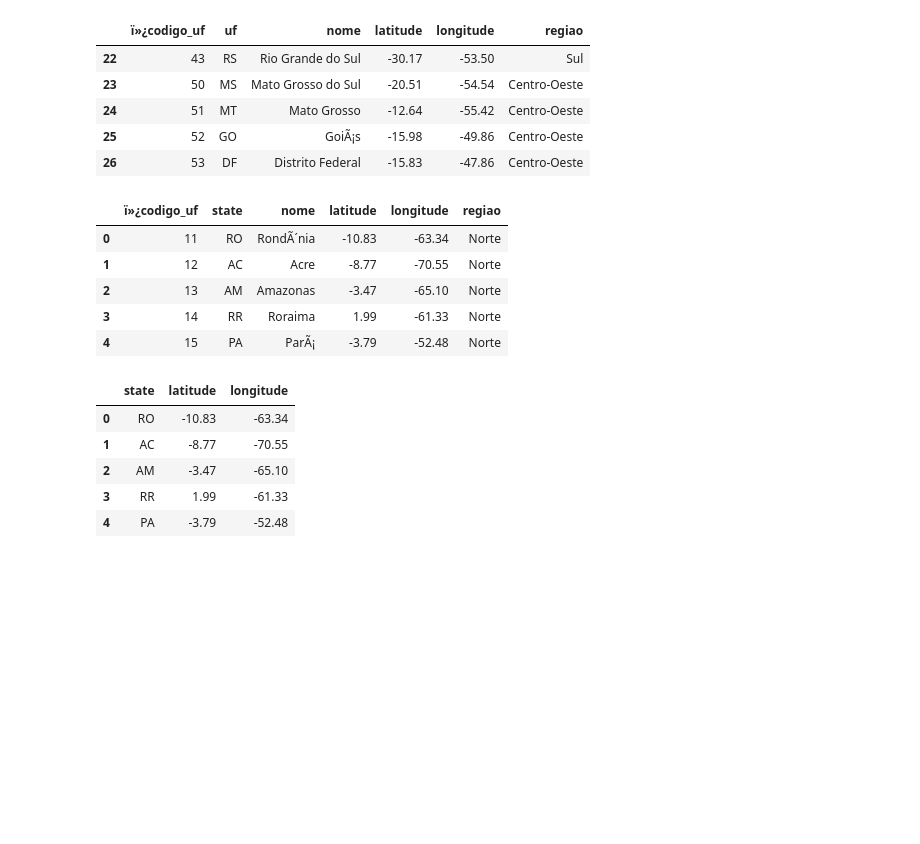
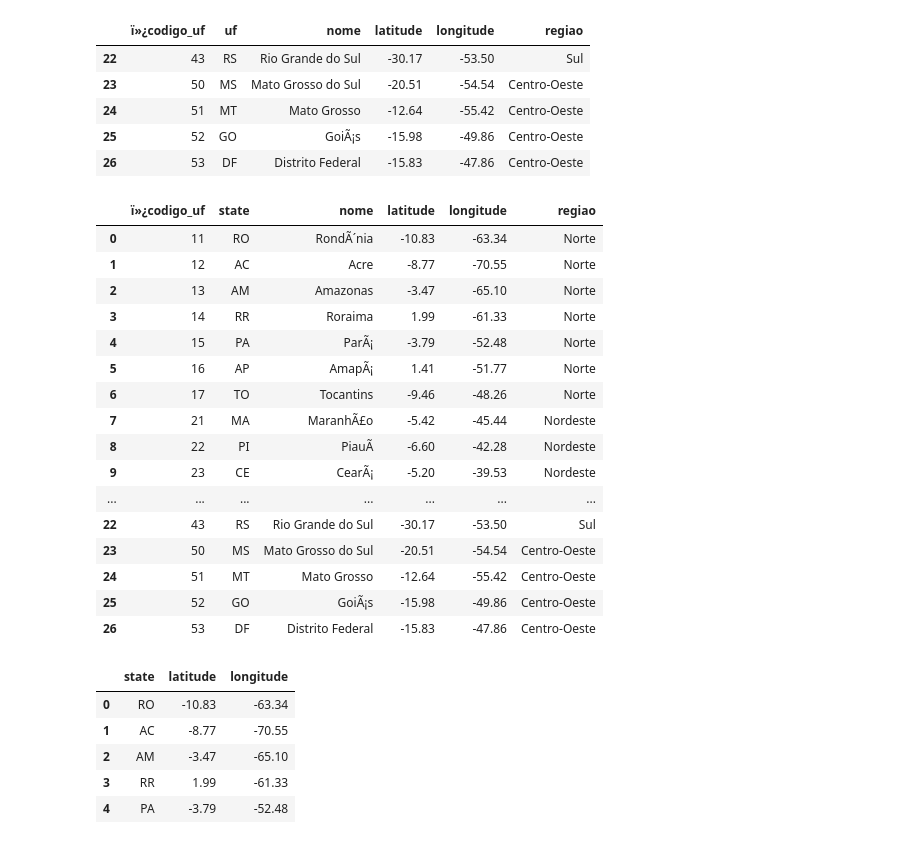
Before and after one commit to leojkn/Projeto_DNC, a Jupyter notebook: wind_Trabalho_oficial_Machine_learning.ipynb, the cells around one changed output. Cells and saved outputs as stored; diff of their text form; code cells hidden in the pictures; blank space fills up the shorter version.

```diff
--- a/wind_Trabalho_oficial_Machine_learning.ipynb
+++ b/wind_Trabalho_oficial_Machine_learning.ipynb
@@ -250,7 +253,7 @@ DF latitude e longetude aqui:
 https://github.com/kelvins/municipios-brasileiros
 # %%
 caminho_do_arquivo_estado = '/content/drive/My Drive/estados.csv'
-df_estado = pd.read_csv(caminho_do_arquivo_estado, encoding='ISO-8859-1')
+df_estado = pd.read_csv(caminho_do_arquivo_estado, encoding='ISO-8859-1',float_precision='round_trip',decimal='.')
 df_estado.tail()
 # %% [output]
 |  | ï»¿codigo_uf | uf | nome | latitude | longitude | regiao |
@@ -261,14 +264,25 @@ df_estado.tail()
 | 26 | 53 | DF | Distrito Federal | -15.83 | -47.86 | Centro-Oeste |
 # %%
 df_estado = df_estado.rename(columns={"uf": "state"})
-df_estado.head()
+df_estado.head(50)
 # %% [output]
 |  | ï»¿codigo_uf | state | nome | latitude | longitude | regiao |
 | 0 | 11 | RO | RondÃ´nia | -10.83 | -63.34 | Norte |
 | 1 | 12 | AC | Acre | -8.77 | -70.55 | Norte |
 | 2 | 13 | AM | Amazonas | -3.47 | -65.10 | Norte |
 | 3 | 14 | RR | Roraima | 1.99 | -61.33 | Norte |
 | 4 | 15 | PA | ParÃ¡ | -3.79 | -52.48 | Norte |
+| 5 | 16 | AP | AmapÃ¡ | 1.41 | -51.77 | Norte |
+| 6 | 17 | TO | Tocantins | -9.46 | -48.26 | Norte |
+| 7 | 21 | MA | MaranhÃ£o | -5.42 | -45.44 | Nordeste |
+| 8 | 22 | PI | PiauÃ­ | -6.60 | -42.28 | Nordeste |
+| 9 | 23 | CE | CearÃ¡ | -5.20 | -39.53 | Nordeste |
+| ... | ... | ... | ... | ... | ... | ... |
+| 22 | 43 | RS | Rio Grande do Sul | -30.17 | -53.50 | Sul |
+| 23 | 50 | MS | Mato Grosso do Sul | -20.51 | -54.54 | Centro-Oeste |
+| 24 | 51 | MT | Mato Grosso | -12.64 | -55.42 | Centro-Oeste |
+| 25 | 52 | GO | GoiÃ¡s | -15.98 | -49.86 | Centro-Oeste |
+| 26 | 53 | DF | Distrito Federal | -15.83 | -47.86 | Centro-Oeste |
 # %%
 df_estado = df_estado[['state', 'latitude', 'longitude']]
 df_estado.head()
```
Also changed, not shown: parts of 16 cells of this notebook.
